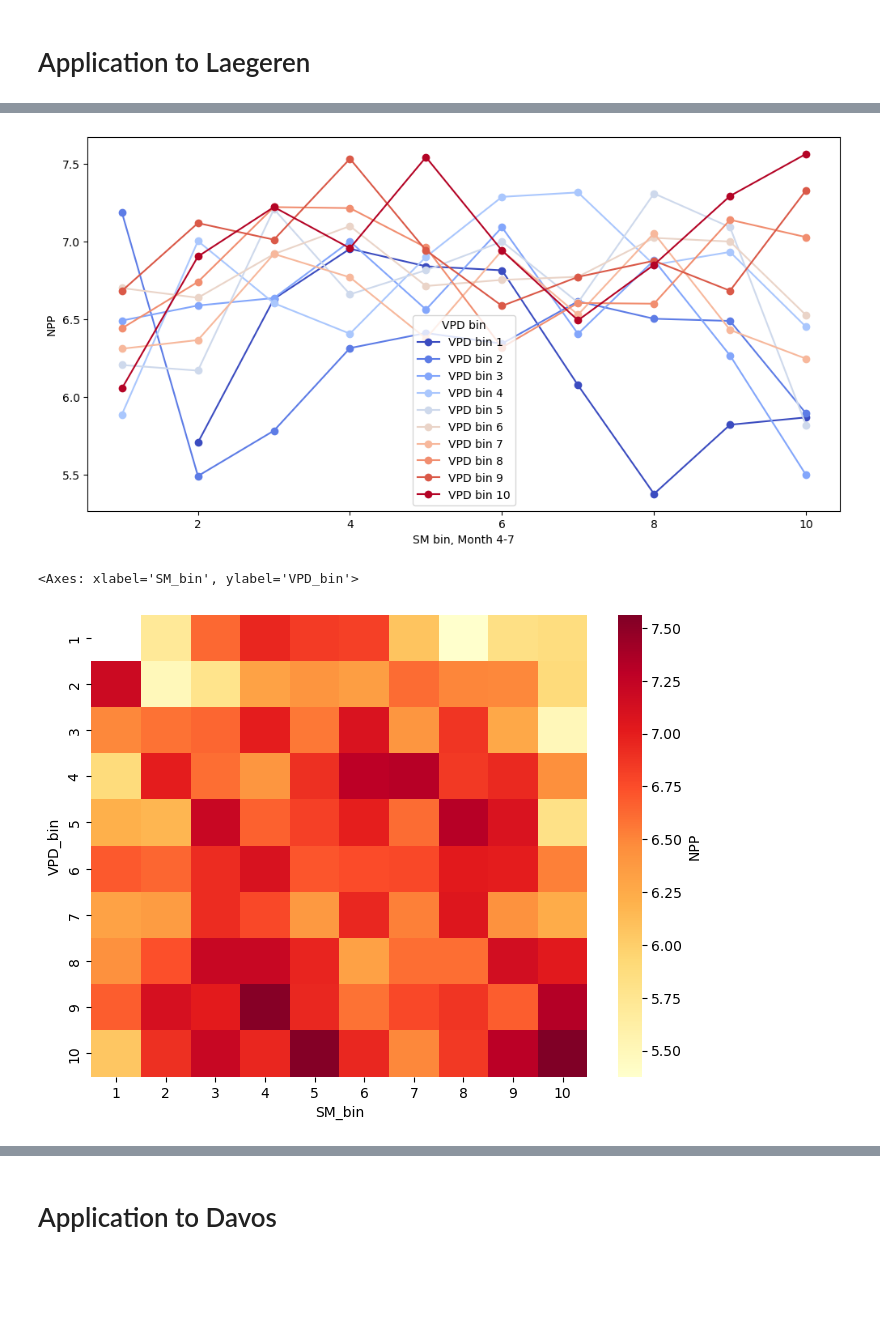
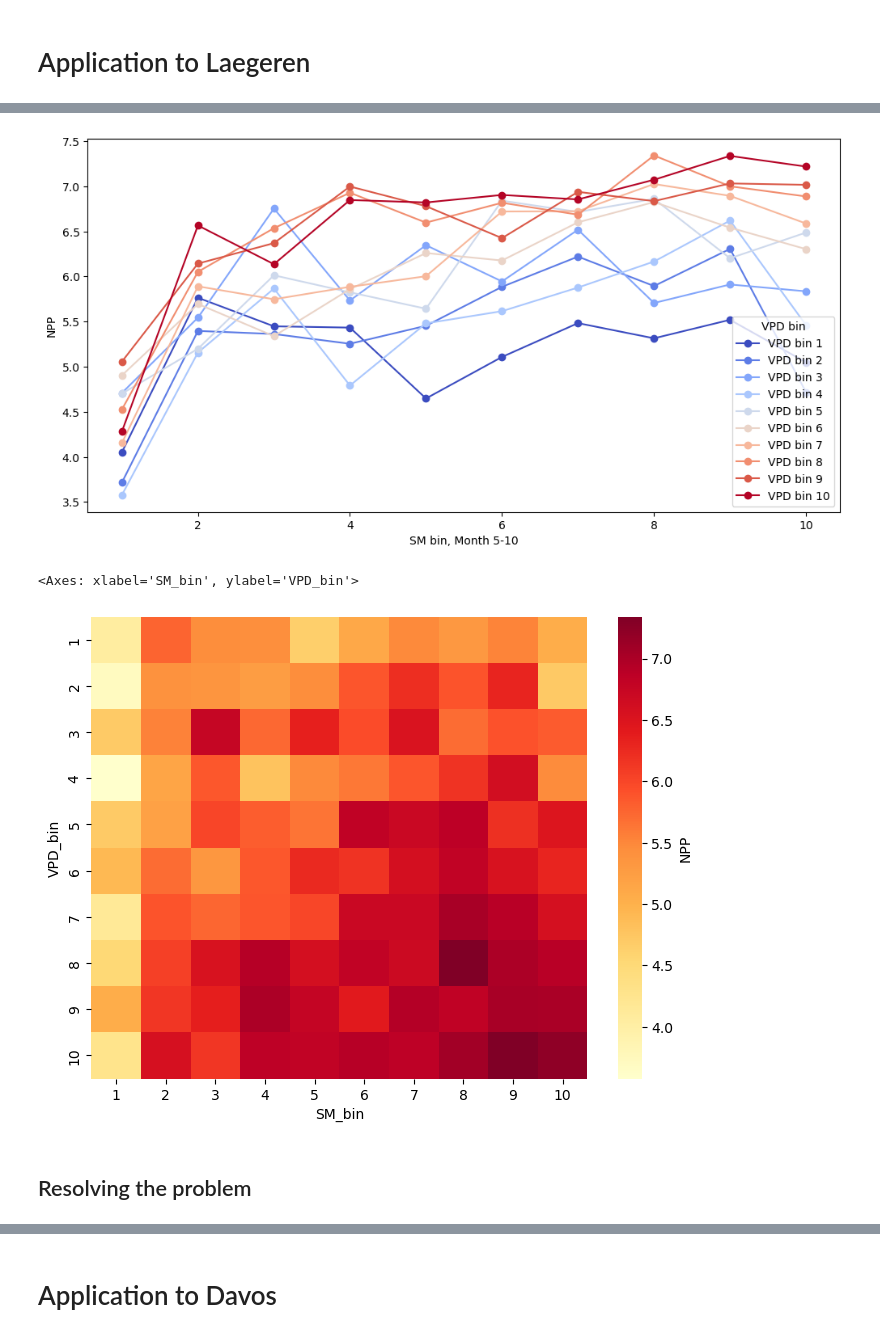
Before and after one commit to Margaux-Ccd/Ecohydro_modelling, a Jupyter notebook: EM_python.ipynb, the cells around one changed output, grey strips where cells are left out. Drawn from its saved outputs; the diff is of its cells as text; code cells hidden in the pictures; blank space fills up the shorter version.

```diff
--- a/EM_python.ipynb
+++ b/EM_python.ipynb
@@ -200,7 +198,7 @@ plt.boxplot(cha_filtered['VPD'])
 # %%
 #Divide in bins
 cha_filtered = cha_filtered.copy() #to have an explicit copy (if not it raises an error)
-cha_filtered['SM_bin'] = pd.qcut(cha_filtered['SM'], q=10, labels=False) + 1  # labels from 1 to 10 # Quantile-based discretization function.
-cha_filtered['VPD_bin'] = pd.qcut(cha_filtered['VPD'], q=10, labels=False) + 1
+cha_filtered['SM_bin'] = pd.qcut(cha_filtered['SM'], q=5, labels=False) + 1  # labels from 1 to 10 # Quantile-based discretization function.
+cha_filtered['VPD_bin'] = pd.qcut(cha_filtered['VPD'], q=5, labels=False) + 1
 cha_filtered
 # %% [output]
@@ -256,7 +254,7 @@ print(grouped)
 #graphe
 plt.figure(figsize=(12, 6))
 import matplotlib.cm as cm
-cmap = cm.get_cmap('coolwarm', 10)
+cmap = cm.get_cmap('coolwarm', 5)
 
 for i, sm_bin in enumerate(sorted(grouped['SM_bin'].unique())):
     subset = grouped[grouped['SM_bin'] == sm_bin]
@@ -303,7 +304,7 @@ Text(0, 0.5, 'NPP')
 # %%
 plt.figure(figsize=(12, 6))
 
-cmap = cm.get_cmap('coolwarm', 10)
+cmap = cm.get_cmap('coolwarm', 5)
 
 for i, vpd_bin in enumerate(sorted(grouped['VPD_bin'].unique())):
     subset = grouped[grouped['VPD_bin'] == vpd_bin]
@@ -477,9 +480,12 @@ lae = pd.DataFrame(
     {
         'Ta': lae_mat['Ta'][:].squeeze(),
         'VPD': lae_mat['Ds'][:].squeeze(), #in Pa
-        'SM': lae_mat['OF'][:].squeeze(), # first soil layer (surface)
+        'SM': lae_mat['OH'][0][:].squeeze(), # first soil layer (surface) #high veget #OL=low veget
+         'PARB': lae_mat['PARB'][:].squeeze(), #direct radiation
+        'PARD': lae_mat['PARD'][:].squeeze(), #diffuse radiation
     }
 )
+lae['PAR']= lae['PARB'] + lae['PARD']
 
 start_date = '2004-01-01 00:00:00' # de 2004 à 2023
 date_range = pd.date_range(start=start_date, periods=len(lae), freq='H')
@@ -490,13 +496,13 @@ lae['Month'] = lae['Date'].dt.month
 lae['Day'] = lae['Date'].dt.day
 lae['Hour'] = lae['Date'].dt.hour
 
-#les data ne vont que jusqu'à 2016 dans laeMAU alors qu'elles vont jusqu'à 2023 dans les données de base
+#les data ne vont que jusqu'à 2020 dans lae alors qu'elles vont jusqu'à 2023 dans les données de base
 print(lae)
 
 
 ## Daily mean
 # Groupby day to have daily mean
-lae_daily = lae.groupby('Date_day')[['Ta','VPD','SM']].mean().reset_index()
+lae_daily = lae.groupby('Date_day')[['Ta','VPD','SM', 'PAR']].mean().reset_index()
 
 #rearrange
 lae_daily.rename(columns={'Date_day': 'Date'}, inplace=True)
@@ -538,6 +544,7 @@ Text(0, 0.5, 'NPP')
 # %%
 ## Filter data
-lae_filtered=lae_daily[(lae_daily['VPD']>500) & (lae_daily['Ta']>15) & (lae_daily['Month'].isin([4,5,6,7]))]
+lae_filtered=lae_daily[(lae_daily['VPD']>500) & (lae_daily['Ta']>15) & (lae_daily['PAR']>60) & (lae_daily['Month'].isin([5,6,7,8, 9, 10]))]
+#& (cha_daily['PAR']>75)
 #if months are 4-7: more linear relationship
 print(lae_filtered)
 
@@ -586,7 +593,7 @@ for i, sm_bin in enumerate(sorted(grouped['SM_bin'].unique())):
     )
 
 plt.legend(title='SM bin')
-plt.xlabel('VPD bin Month 4-7')
+plt.xlabel('VPD bin Month 5-10')
 plt.ylabel('NPP')
 plt.show()
 
@@ -610,7 +617,7 @@ for i, vpd_bin in enumerate(sorted(grouped['VPD_bin'].unique())):
         color=color
     )
 plt.legend(title='VPD bin')
-plt.xlabel('SM bin, Month 4-7')
+plt.xlabel('SM bin, Month 5-10')
 plt.ylabel('NPP')
 plt.show()
 
@@ -650,3 +657,5 @@ sns.heatmap(
-[figure, old version]
+[figure, new version]
 <Axes: xlabel='SM_bin', ylabel='VPD_bin'>
-[figure, old version]
+[figure, new version]
+# %% [markdown]
+## Resolving the problem
```
Also changed, not shown: parts of 45 cells of this notebook, 1 other file.
